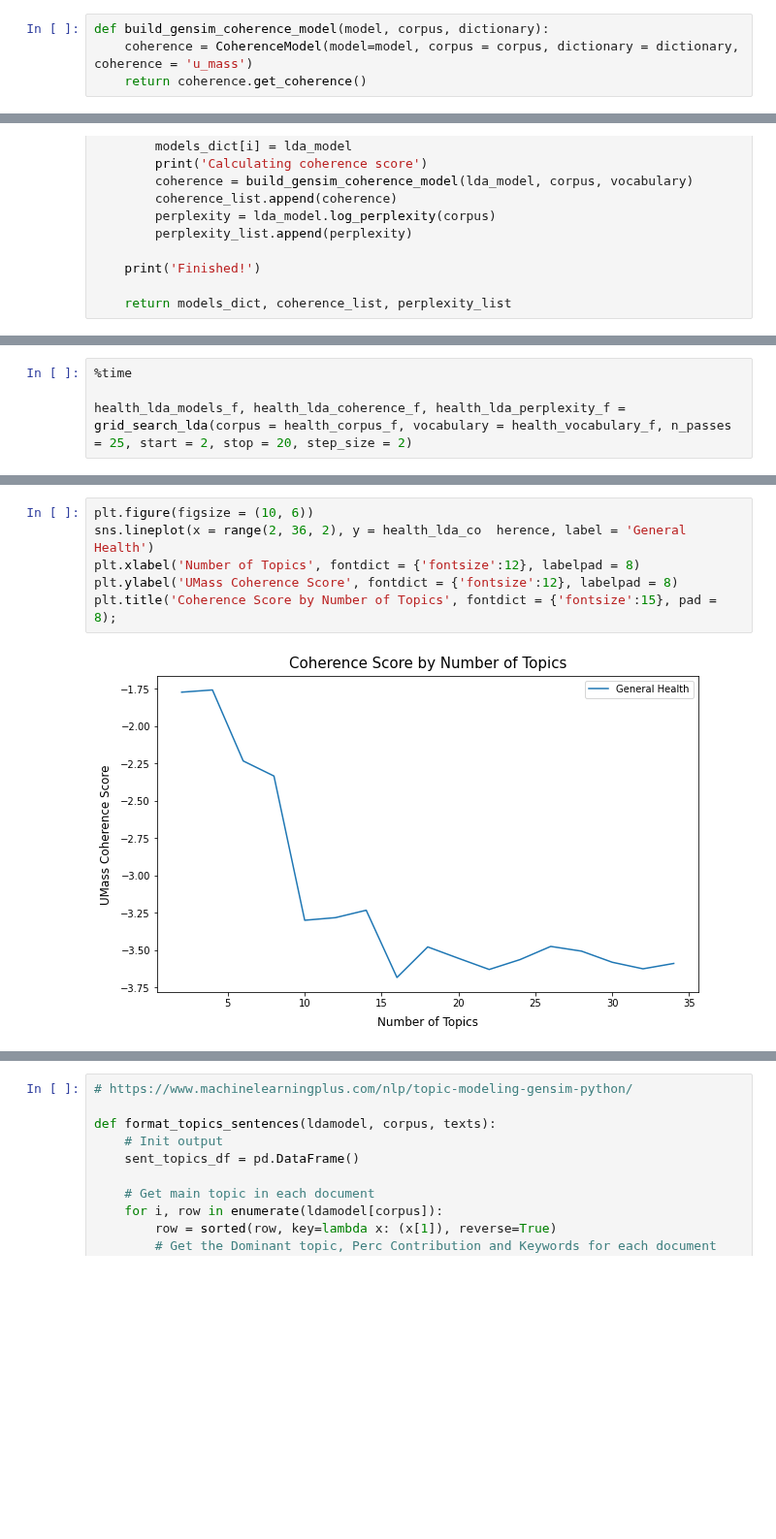
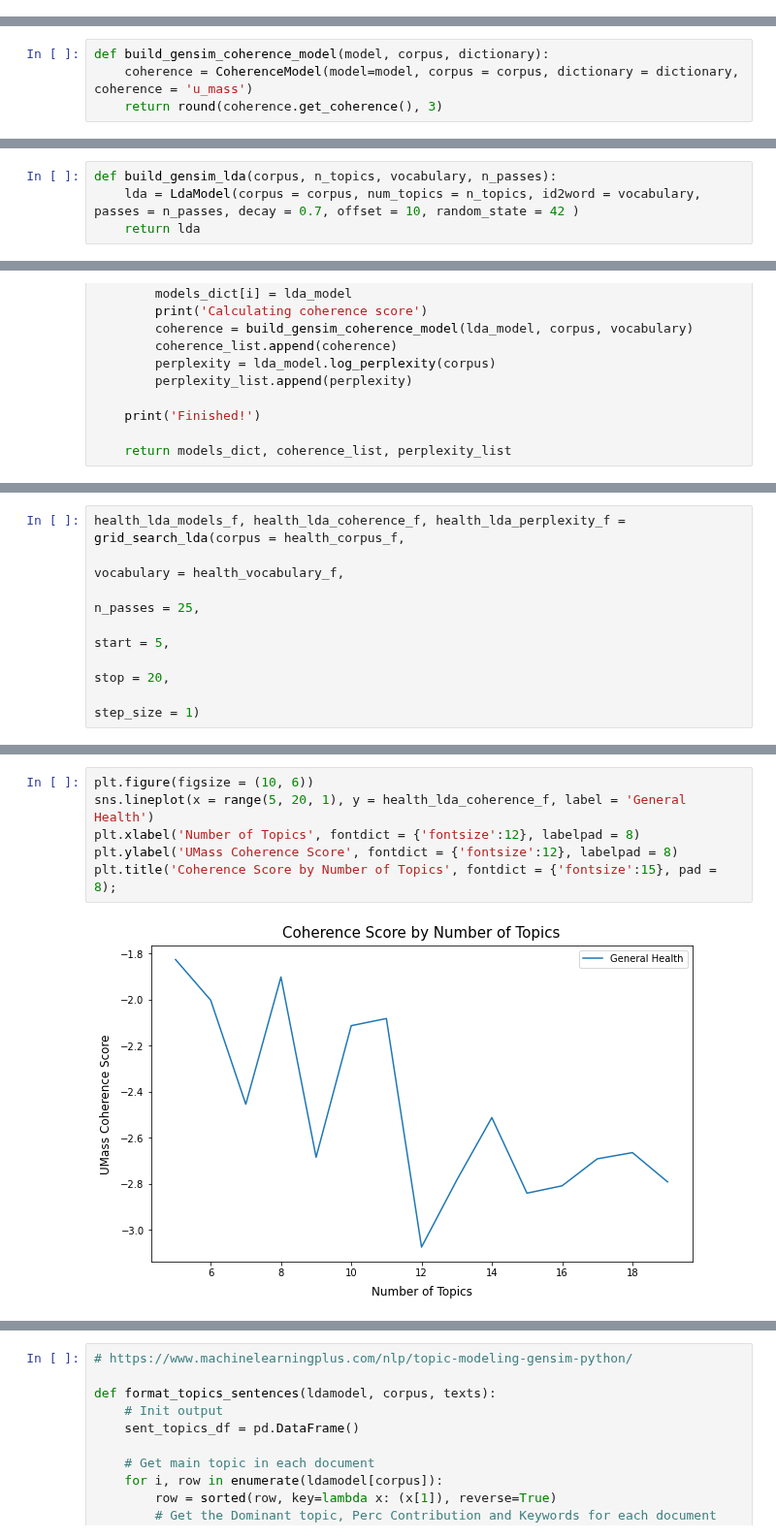
Before and after one commit to jlu90/Identifying-Womens-Health-Concerns, a Jupyter notebook: code/gensim_modeling.ipynb, the cells around one changed output, grey strips where cells are left out. Shown at 97% size. Drawn from its saved outputs; the diff is of its cells as text; blank space fills up the shorter version.

Commit message:
updated README and health gensim lda

```diff
--- a/code/gensim_modeling.ipynb
+++ b/code/gensim_modeling.ipynb
@@ -108,10 +113,6 @@ pospar_vocabulary = create_vocab_dictionary(pospar_vectorizer)
 def build_gensim_lsa(dtm, dictionary, n_topics):
     lsa = LsiModel(dtm, num_topics = n_topics, id2word = dictionary)
     return lsa
-# %%
-def build_gensim_coherence_model(model, corpus, dictionary):
-    coherence = CoherenceModel(model=model, corpus = corpus, dictionary = dictionary, coherence = 'u_mass')
-    return coherence.get_coherence()
 # %%
 def grid_search_lsa(df, column, stopwords, start, stop, step_size):
     clean_text, dictionary, dtm = gensim_preprocessing(df, column, stopwords)
@@ -130,3 +131,7 @@ def grid_search_lsa(df, column, stopwords, start, stop, step_size):
     print('Finished!')
 
     return models_dict, coherence_list
+# %%
+def build_gensim_coherence_model(model, corpus, dictionary):
+    coherence = CoherenceModel(model=model, corpus = corpus, dictionary = dictionary, coherence = 'u_mass')
+    return round(coherence.get_coherence(), 3)
@@ -133,3 +145,7 @@ def grid_search_lsa(df, column, stopwords, start, stop, step_size):
+# %%
+def build_gensim_lda(corpus, n_topics, vocabulary, n_passes):
+    lda = LdaModel(corpus = corpus, num_topics = n_topics, id2word = vocabulary, passes = n_passes, decay = 0.7, offset = 10, random_state = 42 )
+    return lda
 # %%
 def grid_search_lda(corpus, vocabulary, n_passes, start, stop, step_size):
 
@@ -196,5 +200,8 @@ def build_gensim_lda(corpus, n_topics, vocabulary, n_passes):
 # %%
-%time
-
-health_lda_models_f, health_lda_coherence_f, health_lda_perplexity_f = grid_search_lda(corpus = health_corpus_f, vocabulary = health_vocabulary_f, n_passes = 25, start = 2, stop = 20, step_size = 2)
+health_lda_models_f, health_lda_coherence_f, health_lda_perplexity_f = grid_search_lda(corpus = health_corpus_f,
+                                                                                       vocabulary = health_vocabulary_f,
+                                                                                       n_passes = 25,
+                                                                                       start = 5,
+                                                                                       stop = 20,
+                                                                                       step_size = 1)
 # %% [output]
@@ -217,11 +224,11 @@ Calculating coherence score
 Finished!
 # %%
 plt.figure(figsize = (10, 6))
-sns.lineplot(x = range(2, 36, 2), y = health_lda_co  herence, label = 'General Health')
+sns.lineplot(x = range(5, 20, 1), y = health_lda_coherence_f, label = 'General Health')
 plt.xlabel('Number of Topics', fontdict = {'fontsize':12}, labelpad = 8)
 plt.ylabel('UMass Coherence Score', fontdict = {'fontsize':12}, labelpad = 8)
 plt.title('Coherence Score by Number of Topics', fontdict = {'fontsize':15}, pad = 8);
 # %% [output]
-[figure, old version]
+[figure, new version]
 # %%
 plt.figure(figsize = (10, 6))
```
Also changed, not shown: parts of 29 cells of this notebook, 1 other file.
